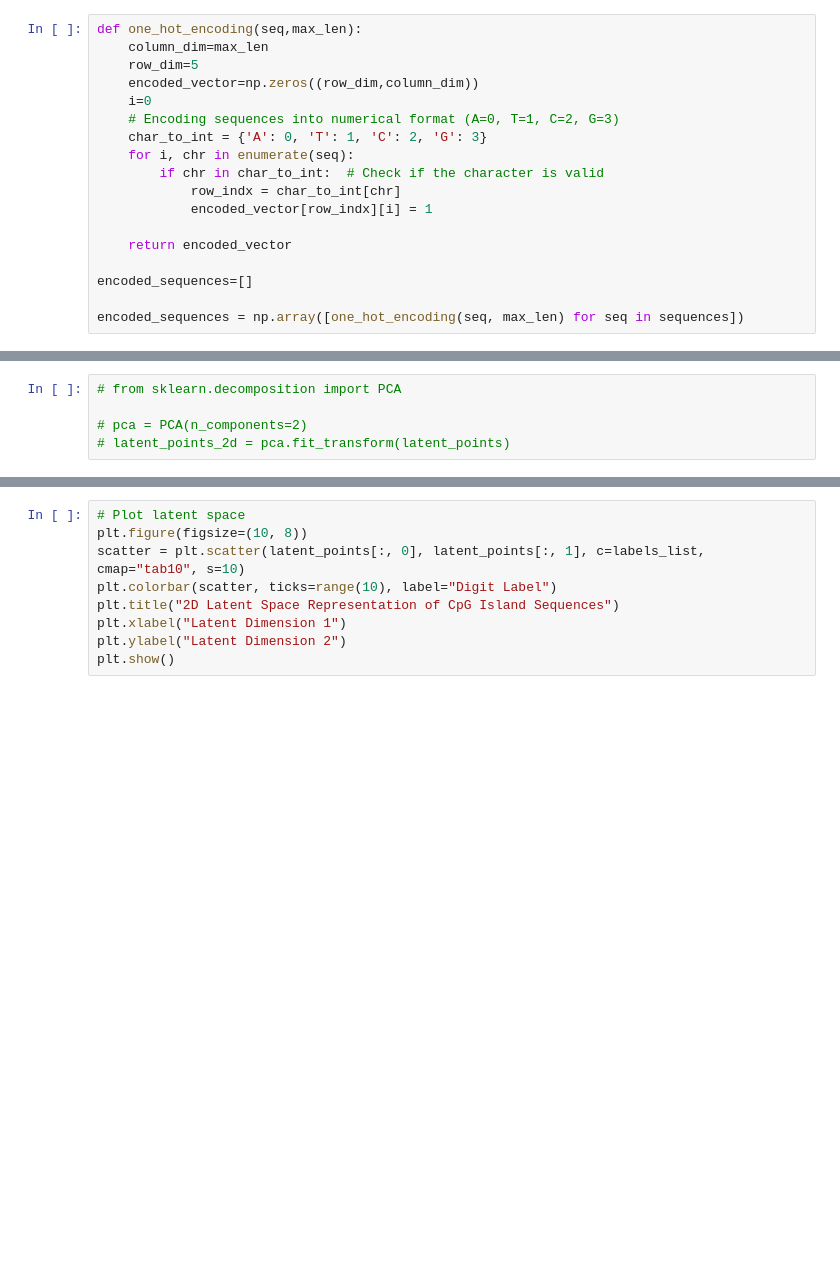
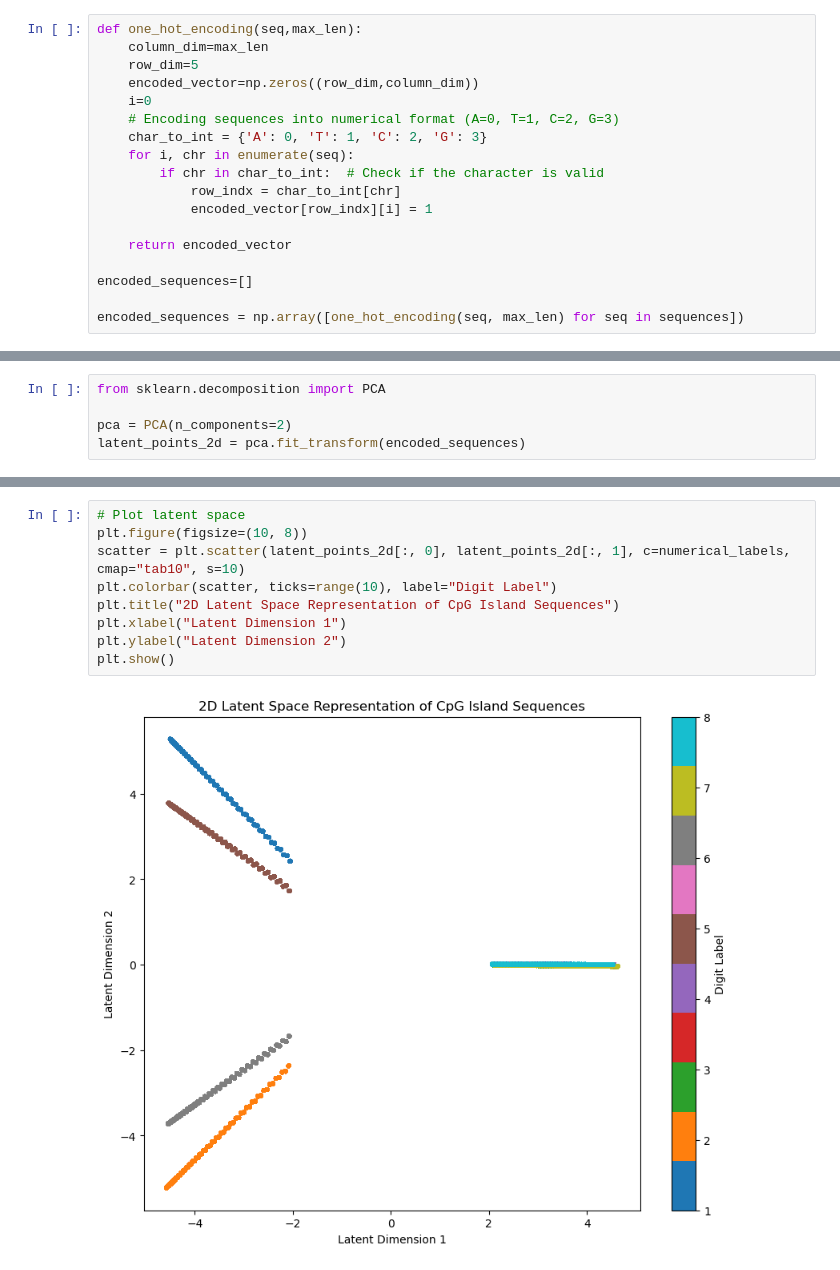
Before and after one commit to AjinkyaRanshur/A_Universal_Framework_For_Clusetering_Sequences, a Jupyter notebook: Codes/OneHotEncoding.ipynb, the cells around one changed output, grey strips where cells are left out. Drawn from its saved outputs; the diff is of its cells as text; blank space fills up the shorter version.

```diff
--- a/Codes/OneHotEncoding.ipynb
+++ b/Codes/OneHotEncoding.ipynb
@@ -137,5 +73,5 @@ print(labels_list.shape)    # Should be (100000,)
 # %%
-# from sklearn.decomposition import PCA
+from sklearn.decomposition import PCA
 
-# pca = PCA(n_components=2)
-# latent_points_2d = pca.fit_transform(latent_points)
+pca = PCA(n_components=2)
+latent_points_2d = pca.fit_transform(encoded_sequences)
@@ -154,12 +90,14 @@ print(labels_list.shape)    # Should be (100000,)
 # %%
 # Plot latent space
 plt.figure(figsize=(10, 8))
-scatter = plt.scatter(latent_points[:, 0], latent_points[:, 1], c=labels_list, cmap="tab10", s=10)
+scatter = plt.scatter(latent_points_2d[:, 0], latent_points_2d[:, 1], c=numerical_labels, cmap="tab10", s=10)
 plt.colorbar(scatter, ticks=range(10), label="Digit Label")
 plt.title("2D Latent Space Representation of CpG Island Sequences")
 plt.xlabel("Latent Dimension 1")
 plt.ylabel("Latent Dimension 2")
 plt.show()
+# %% [output]
+[figure, added]
 # %%
 end_time = time.time()
 
```
Also changed, not shown: parts of 10 cells of this notebook.
